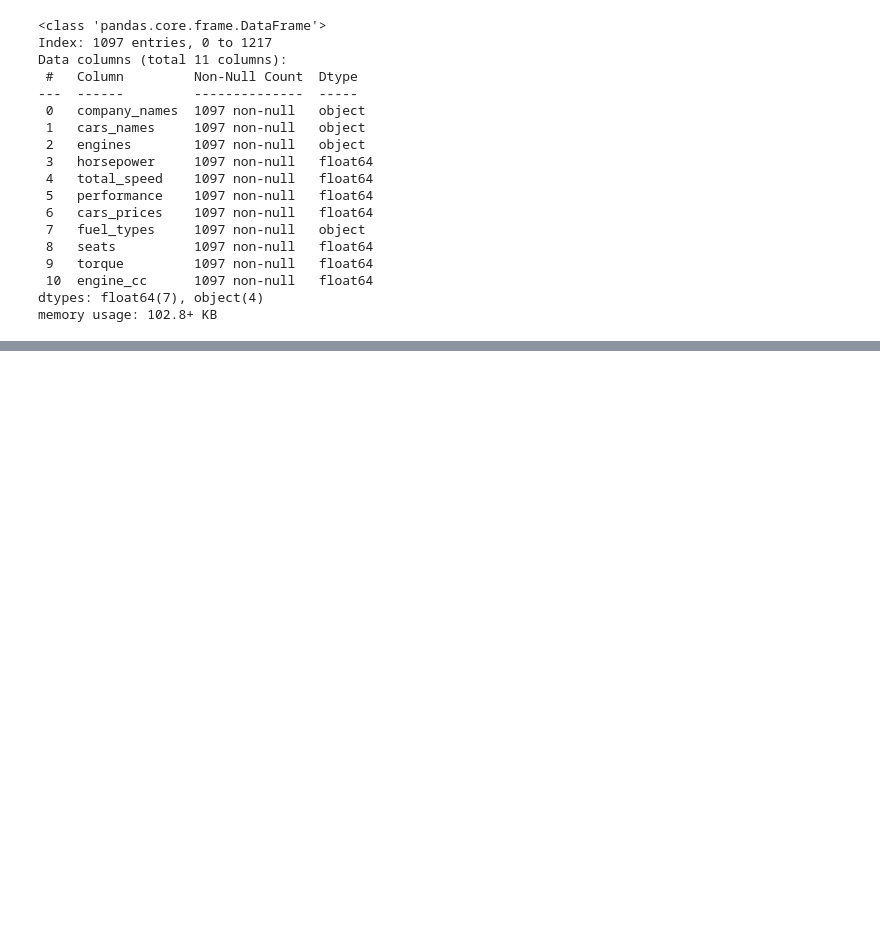
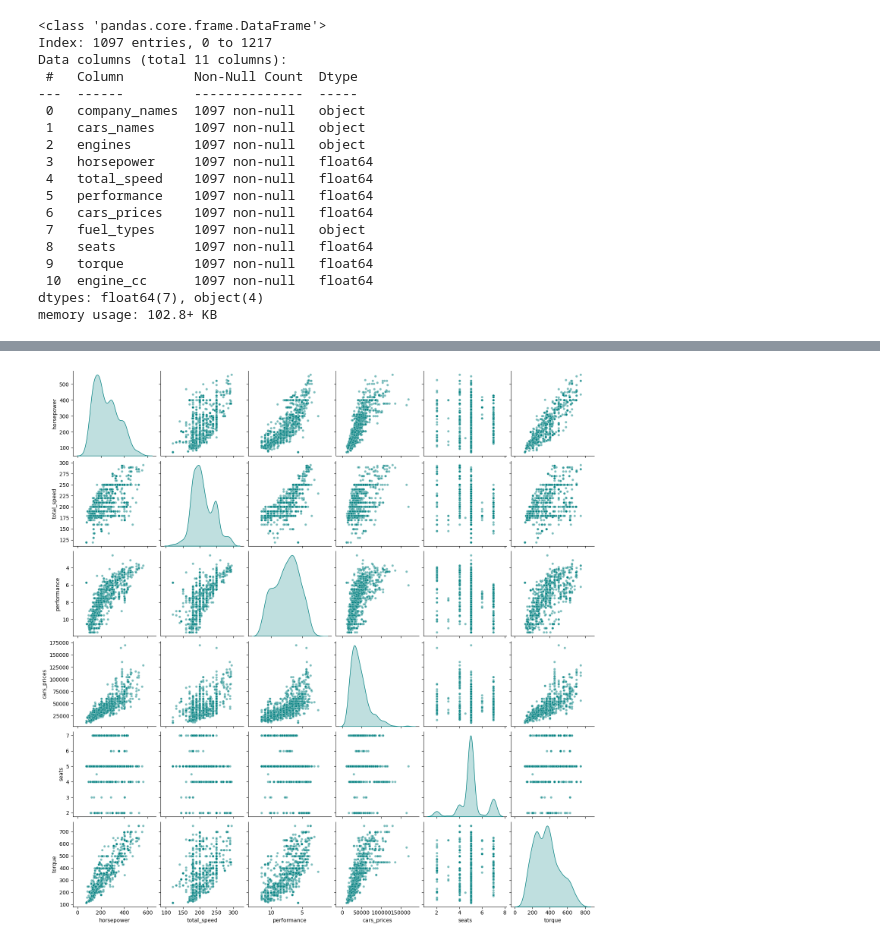
Before and after one commit to Wazard/GruppoX-Car-Analysis, a Jupyter notebook: car_analysis.ipynb, the cells around one changed output, grey strips where cells are left out. Cells and saved outputs as stored; diff of their text form; code cells hidden in the pictures; blank space fills up the shorter version.

```diff
--- a/car_analysis.ipynb
+++ b/car_analysis.ipynb
@@ -959,0 +1025,24 @@ sns.pairplot(numeric_cols, diag_kind="kde",
+# %%
+numeric_cols = both_cars_df.select_dtypes(include="number")
+
+plot = sns.pairplot(
+    numeric_cols,
+    diag_kind="kde",
+    plot_kws={'alpha':0.5, 's':20, 'color': 'teal'},
+    diag_kws={'fill':True, 'color':'teal'},
+    height=2.5
+)
+
+# Invert axes for "performance"
+for ax in plot.axes.flatten():
+    if ax is not None:
+        xlabel = ax.get_xlabel()
+        ylabel = ax.get_ylabel()
+        if xlabel == "performance":
+            ax.invert_xaxis()
+        if ylabel == "performance":
+            ax.invert_yaxis()
+
+plt.show()
+# %% [output]
+[figure, added]
```
Also changed, not shown: parts of 14 cells of this notebook, 2 other files.
